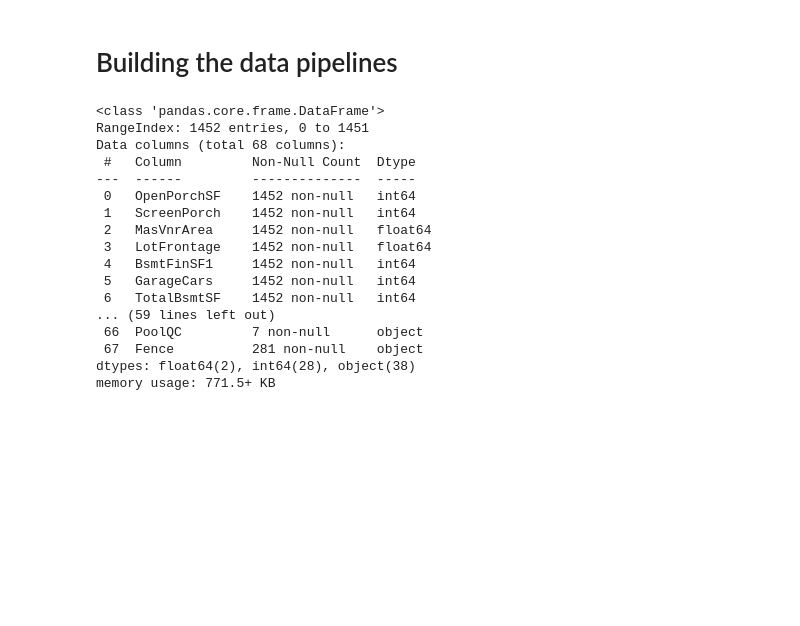
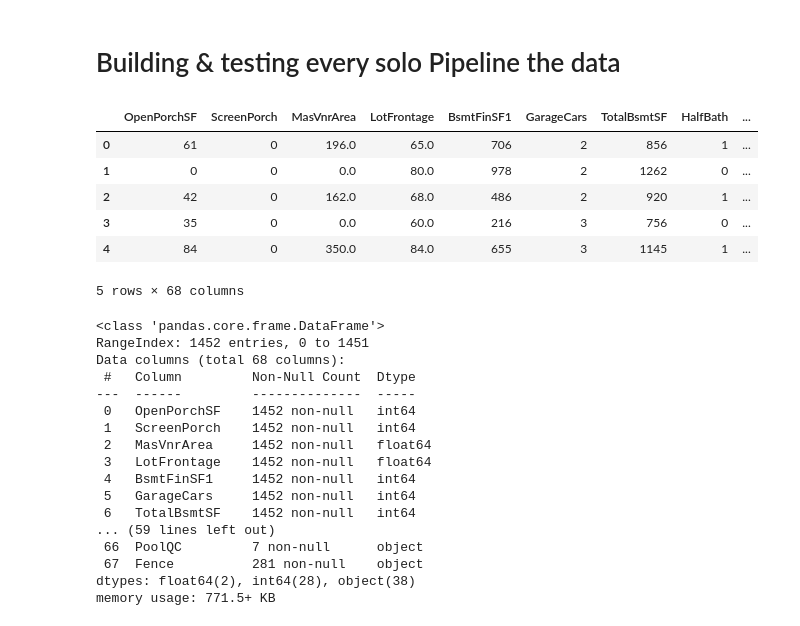
Before and after one commit to KillD00zer/ITI, a Jupyter notebook: LEC 2 task/PipeLines.ipynb, the cells around one changed output. Drawn from its saved outputs; the diff is of its cells as text; code cells hidden in the pictures; blank space fills up the shorter version.

```diff
--- a/LEC 2 task/PipeLines.ipynb
+++ b/LEC 2 task/PipeLines.ipynb
@@ -12,10 +15,18 @@ from sklearn.impute import SimpleImputer
 # %% [markdown]
-# Building the data pipelines
+# Building & testing every solo Pipeline the data
 # %%
 # load processed data
 XY_Data= pd.read_csv(r'D:\K_REPO\ITI\LEC 2 task\XY_Data.csv')
 XY_Data.head()
-pd.set_option('display.max_columns', None)
+# pd.set_option('display.max_columns', None)
+# %% [output]
+|  | OpenPorchSF | ScreenPorch | MasVnrArea | LotFrontage | BsmtFinSF1 | GarageCars | TotalBsmtSF | HalfBath | ... |
+| 0 | 61 | 0 | 196.0 | 65.0 | 706 | 2 | 856 | 1 | ... |
+| 1 | 0 | 0 | 0.0 | 80.0 | 978 | 2 | 1262 | 0 | ... |
+| 2 | 42 | 0 | 162.0 | 68.0 | 486 | 2 | 920 | 1 | ... |
+| 3 | 35 | 0 | 0.0 | 60.0 | 216 | 3 | 756 | 0 | ... |
+| 4 | 84 | 0 | 350.0 | 84.0 | 655 | 3 | 1145 | 1 | ... |
+5 rows × 68 columns
 # %%
 # label features
 Numerical_features= ['Fireplaces', 'OverallQual', 'OverallCond', 'PoolArea', 'MasVnrArea', 'KitchenAbvGr', 'WoodDeckSF', 'SalePrice', 'MiscVal', 'GrLivArea', 'BsmtFinSF1', 'LowQualFinSF', 'ScreenPorch', 'GarageCars', '2ndFlrSF', 'BedroomAbvGr', 'HalfBath', 'BsmtFinSF2', 'EnclosedPorch', 'OpenPorchSF', 'TotalBsmtSF', 'FullBath', 'LotArea', 'BsmtFullBath', 'house_Age', 'BsmtUnfSF', 'BsmtHalfBath', 'LotFrontage', '3SsnPorch']
```
Also changed, not shown: parts of 12 cells of this notebook.
